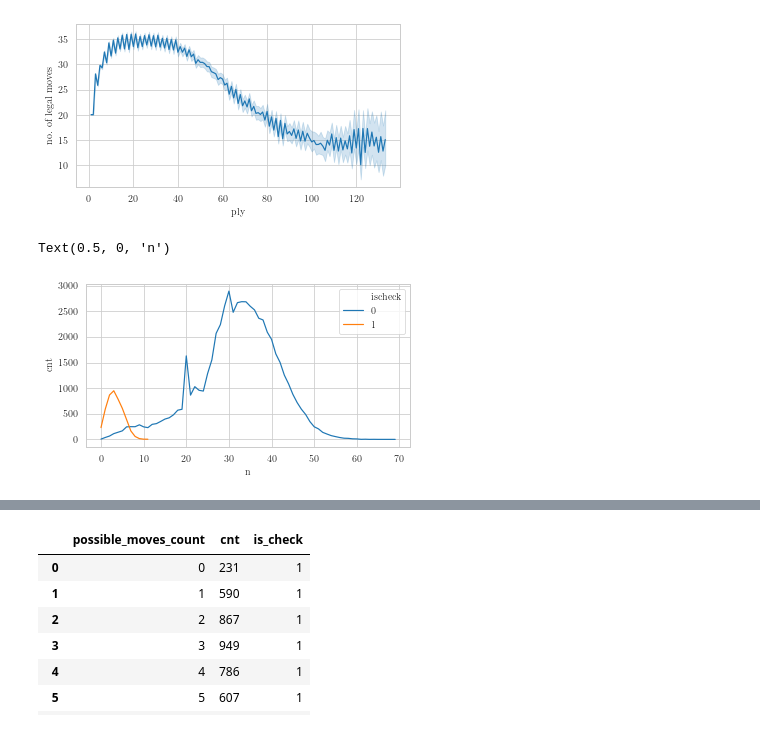
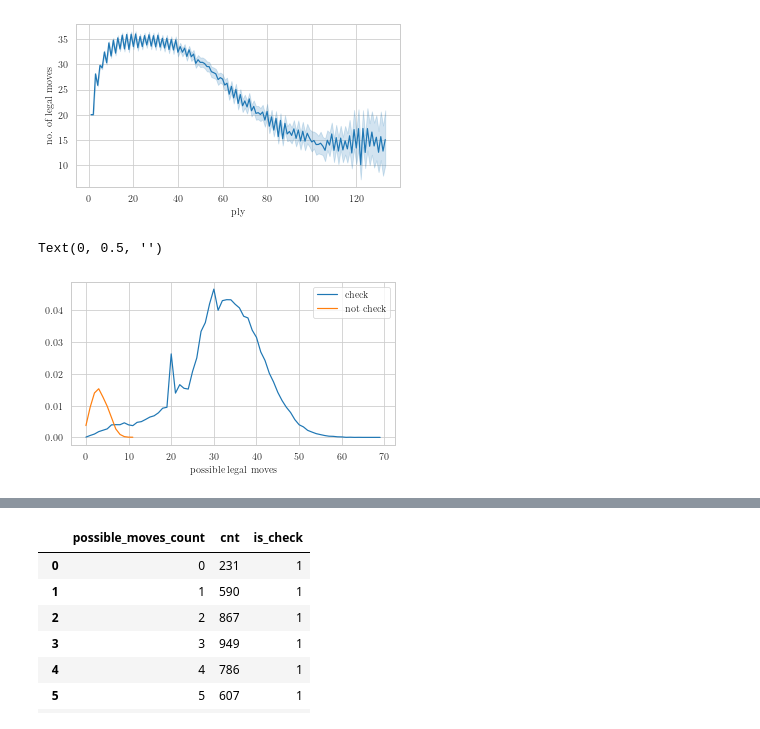
Before and after one commit to endoffline/chess_analytics, a Jupyter notebook: graphs/captures_check_possible_moves.ipynb, the cells around one changed output, grey strips where cells are left out. Drawn from its saved outputs; the diff is of its cells as text; code cells hidden in the pictures.

Commit message:
added line graph for possible legal moves in regard to being in check

```diff
--- a/graphs/captures_check_possible_moves.ipynb
+++ b/graphs/captures_check_possible_moves.ipynb
@@ -135,12 +135,13 @@ fig.tight_layout()
 fig.savefig(OUTPUT+"line_lmoves.pdf")
 # %%
 
-df_possible_moves = pd.read_sql("SELECT possible_moves_count, count(*) as cnt, is_check as ischeck from move where ply_number <= 133 GROUP BY is_check, possible_moves_count ORDER BY is_check DESC, possible_moves_count ASC", connection)
+df_possible_moves = pd.read_sql("SELECT possible_moves_count, (count(*)*1.0/62009) as cnt, is_check as ischeck from move where ply_number <= 133 GROUP BY is_check, possible_moves_count ORDER BY is_check DESC, possible_moves_count ASC", connection)
 
 f, ax = plt.subplots(figsize=(WIDTH, SMALL_HEIGHT), sharex=True, sharey=True)
 line_possible_moves = sns.lineplot(x="possible_moves_count", y="cnt", hue="ischeck", data=df_possible_moves)
 line_possible_moves.set_xlabel("possible legal moves")
-line_possible_moves.set_xlabel("count")
+ax.legend(labels=["check", "not check"], loc=0)
+line_possible_moves.set_ylabel("")
 # %% [output]
-Text(0.5, 0, 'n')
+Text(0, 0.5, '')
-[figure, old version]
+[figure, new version]
```
Also changed, not shown: parts of 1 cell of this notebook, 1 other file.
